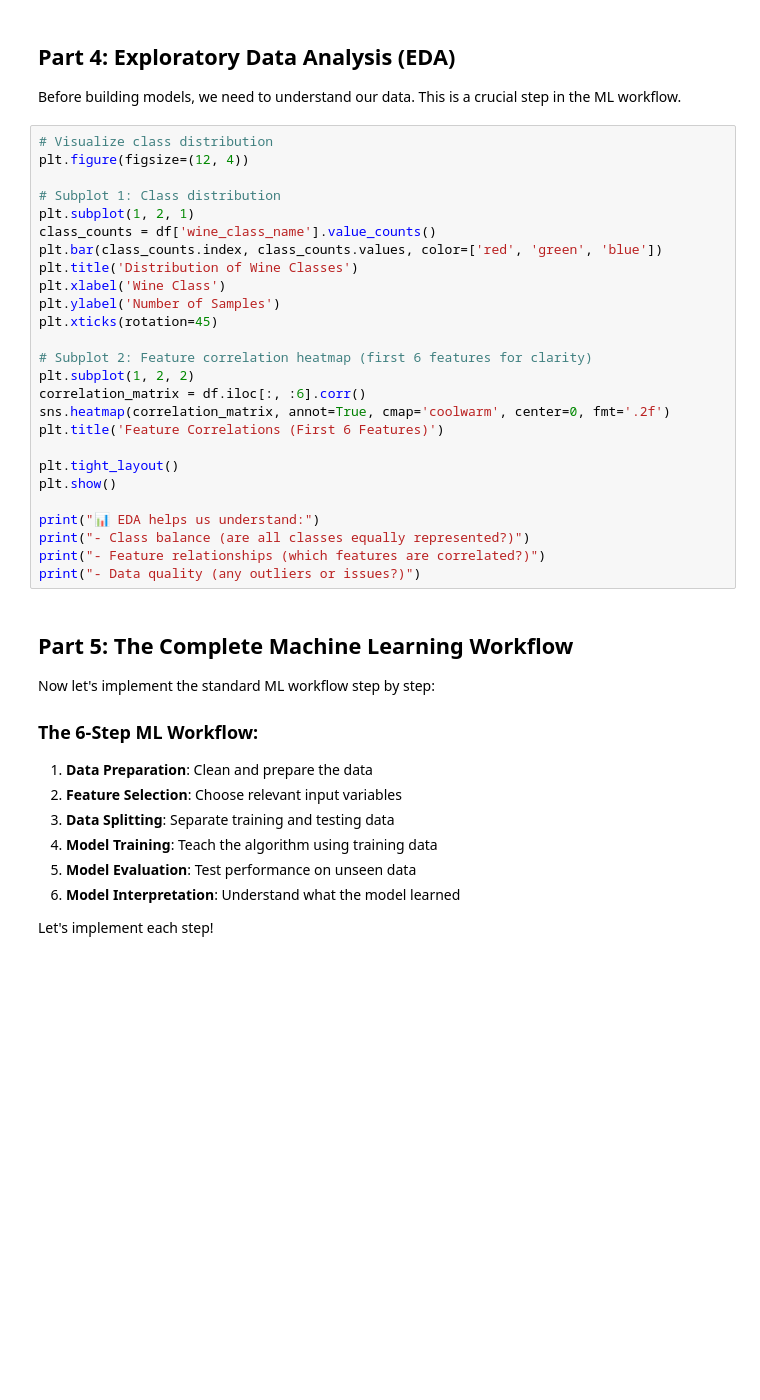
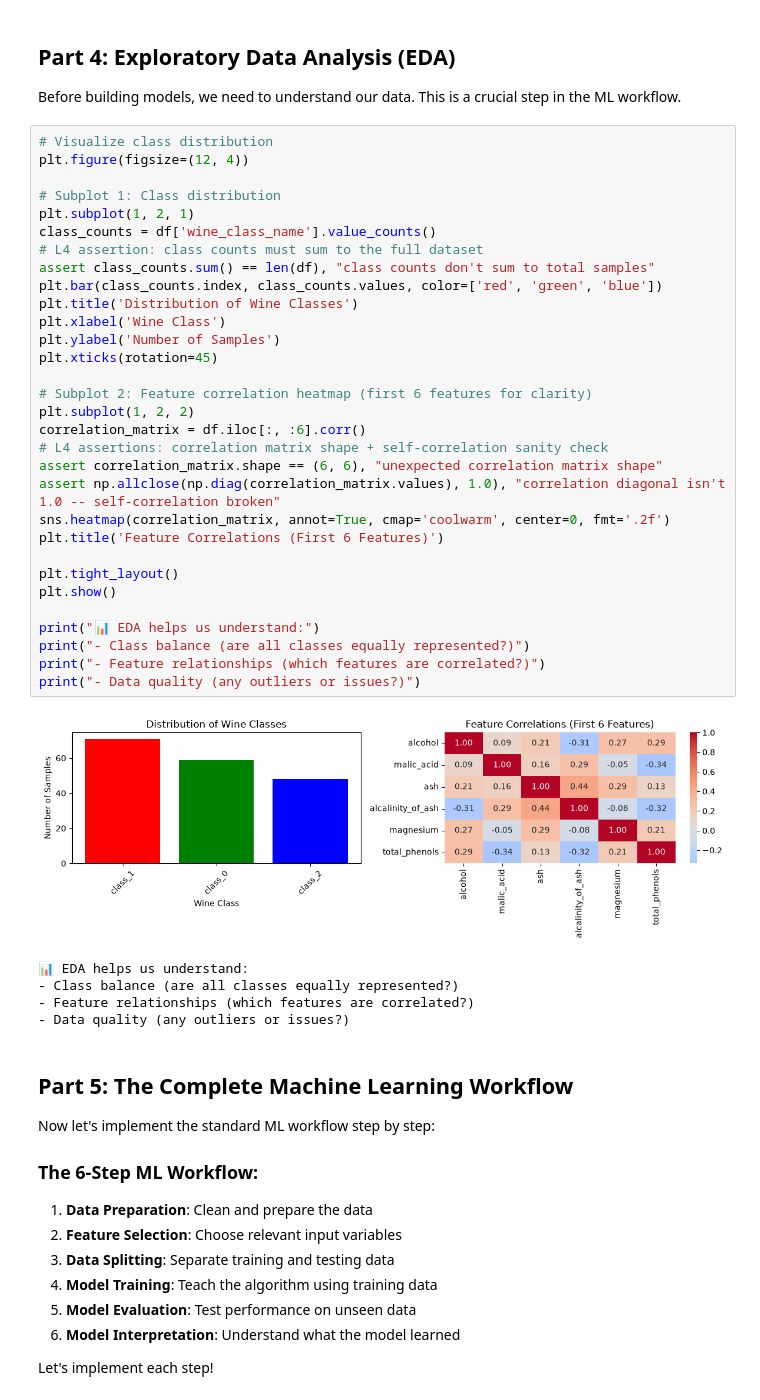
Before and after one commit to ClayClimate-AI/itai-1371-module-03-ml-workflow, a Jupyter notebook: Module_03_Lab_Exercise.ipynb, the cells around one changed output. Saved outputs shown, nothing was run; the diff lists cells and outputs as text; blank space fills up the shorter version.

```diff
--- a/Module_03_Lab_Exercise.ipynb
+++ b/Module_03_Lab_Exercise.ipynb
@@ -165,29 +165,40 @@ Before building models, we need to understand our data. This is a crucial step i
 # %%
 # Visualize class distribution
 plt.figure(figsize=(12, 4))
 
 # Subplot 1: Class distribution
 plt.subplot(1, 2, 1)
 class_counts = df['wine_class_name'].value_counts()
+# L4 assertion: class counts must sum to the full dataset
+assert class_counts.sum() == len(df), "class counts don't sum to total samples"
 plt.bar(class_counts.index, class_counts.values, color=['red', 'green', 'blue'])
 plt.title('Distribution of Wine Classes')
 plt.xlabel('Wine Class')
 plt.ylabel('Number of Samples')
 plt.xticks(rotation=45)
 
 # Subplot 2: Feature correlation heatmap (first 6 features for clarity)
 plt.subplot(1, 2, 2)
 correlation_matrix = df.iloc[:, :6].corr()
+# L4 assertions: correlation matrix shape + self-correlation sanity check
+assert correlation_matrix.shape == (6, 6), "unexpected correlation matrix shape"
+assert np.allclose(np.diag(correlation_matrix.values), 1.0), "correlation diagonal isn't 1.0 -- self-correlation broken"
 sns.heatmap(correlation_matrix, annot=True, cmap='coolwarm', center=0, fmt='.2f')
 plt.title('Feature Correlations (First 6 Features)')
 
 plt.tight_layout()
 plt.show()
 
 print("📊 EDA helps us understand:")
 print("- Class balance (are all classes equally represented?)")
 print("- Feature relationships (which features are correlated?)")
 print("- Data quality (any outliers or issues?)")
+# %% [output]
+[figure, added]
+📊 EDA helps us understand:
+- Class balance (are all classes equally represented?)
+- Feature relationships (which features are correlated?)
+- Data quality (any outliers or issues?)
 # %% [markdown]
 ## Part 5: The Complete Machine Learning Workflow
 
```
Also changed, not shown: 2 other files.
